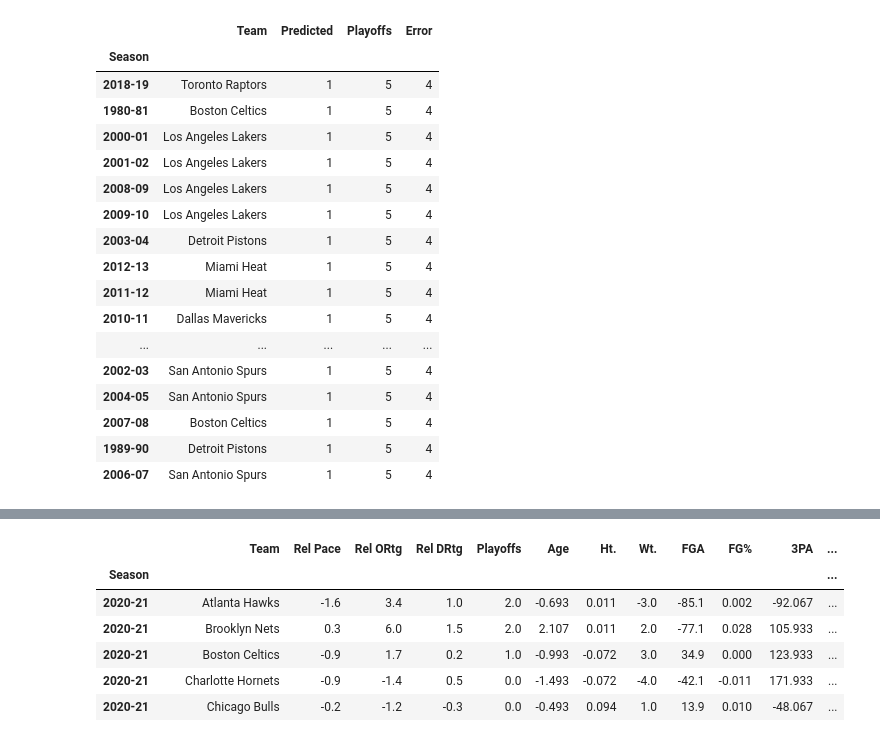
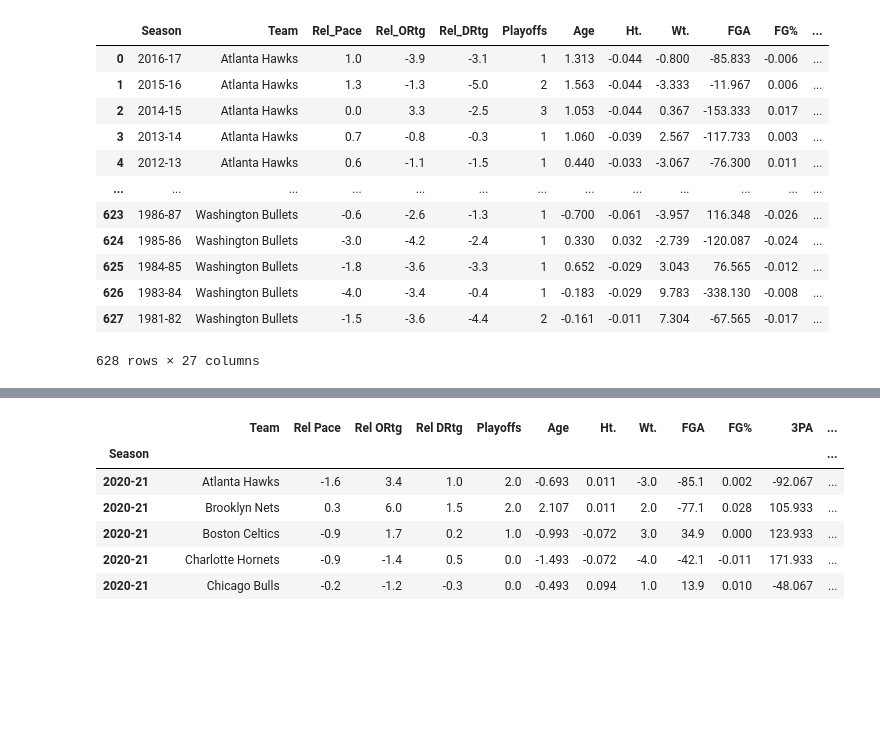
Before and after one commit to d-jenkins/NBA_Champs, a Jupyter notebook: Final_Project.ipynb, the cells around one changed output, grey strips where cells are left out. Cells and saved outputs as stored; diff of their text form; code cells hidden in the pictures; blank space fills up the shorter version.

Commit message:
Adjusted comments and formatting

```diff
--- a/Final_Project.ipynb
+++ b/Final_Project.ipynb
@@ -19,6 +23,9 @@ teams = ['ATL', 'NJN', 'BOS', 'CHA', 'CHI',
 
 # array to hold all tables for all teams for all seasons
 every_season = []
+
+
+
 
 # iterate through list of all team abbreviations
 for team in teams:
@@ -57,8 +64,8 @@ for team in teams:
   stats = stats.iloc[1:42, :].reset_index(drop=True)
 
   # remove asterisk from team name
-  def rename(team): return(team.replace("*", ""))
-  stats["Team"] = stats["Team"].apply(rename)
+  stats["Team"] = stats["Team"].apply(lambda t: t.replace("*", ""))
+
 
 
 
@@ -86,6 +93,7 @@ for team in teams:
 
 
 
+
   # merge both stat dataframes
   stats = pd.merge(stats, more_stats, left_index=True, right_index=True)
 
@@ -94,6 +102,7 @@ for team in teams:
 
 
 
+
 # combine all teams stats into one dataframe
 all_stats = pd.concat(every_season).reset_index(drop=True)
 # %%
@@ -130,20 +139,21 @@ all_rel_stats
 1112 rows × 24 columns
 # %%
 # select/adjust data to train ml model
-from sklearn.preprocessing import LabelEncoder
-from tensorflow.keras.utils import to_categorical
 
 # uncomment below to use only data for playoff teams
 rel_playoffs = all_rel_stats.loc[all_rel_stats['Playoffs'] > 0, :]
 X = rel_playoffs.drop(["Team", "Playoffs"], axis=1)
-y = rel_playoffs["Playoffs"].values.reshape(-1, 1)
+y = rel_playoffs["Playoffs"].values
 
 # uncomment to use all data
 # X = all_rel_stats.drop(["Team", "Playoffs"], axis=1)
 # y = all_rel_stats["Playoffs"].values.reshape(-1, 1)
 
+
 # uncomment to one hot encode data
-# # label-encode y data
+# from sklearn.preprocessing import LabelEncoder
+# from tensorflow.keras.utils import to_categorical
+# label-encode y data
 # label_encoder = LabelEncoder()
 # label_encoder.fit(y)
 # encoded_y = label_encoder.transform(y)
@@ -173,30 +175,44 @@ clf.score(X_test, y_test)
 # %%
 # create dataframe to only hold data for playoff teams
 champs = all_rel_stats.copy().loc[all_rel_stats['Playoffs'] > 0, :]
 
 # add column to hold playoff success predicted by model
 champs['Predicted'] = this
 
 # add column with how wrong the models prediction was
 champs['Error'] = champs['Playoffs'].values - champs['Predicted'].values
+
+# rename columns to not have spaces
+champs = champs.rename(columns={"Rel Pace":"Rel_Pace", "Rel ORtg":"Rel_ORtg",  "Rel DRtg":"Rel_DRtg"})
+
+# reset index back to ascending numbers
+champs.reset_index(inplace=True)
+
+# adjust columns to hold desired data types
+for column in champs.columns:
+  if column in categories:
+    champs[column] = pd.to_numeric(champs[column])
+  elif (column == 'Playoffs') or (column == 'Predicted') or (column == 'Error'):
+    champs[column] = champs[column].astype(int)
+
+# output csv for data use while flask app is being developed
+champs.to_csv('champs.csv')
+
+# show resulting dataframe
+champs
 # %% [output]
-|  | Team | Predicted | Playoffs | Error |
-| Season |  |  |  |  |
-| 2018-19 | Toronto Raptors | 1 | 5 | 4 |
-| 1980-81 | Boston Celtics | 1 | 5 | 4 |
-| 2000-01 | Los Angeles Lakers | 1 | 5 | 4 |
-| 2001-02 | Los Angeles Lakers | 1 | 5 | 4 |
-| 2008-09 | Los Angeles Lakers | 1 | 5 | 4 |
-| 2009-10 | Los Angeles Lakers | 1 | 5 | 4 |
-| 2003-04 | Detroit Pistons | 1 | 5 | 4 |
-| 2012-13 | Miami Heat | 1 | 5 | 4 |
-| 2011-12 | Miami Heat | 1 | 5 | 4 |
-| 2010-11 | Dallas Mavericks | 1 | 5 | 4 |
-| ... | ... | ... | ... | ... |
-| 2002-03 | San Antonio Spurs | 1 | 5 | 4 |
-| 2004-05 | San Antonio Spurs | 1 | 5 | 4 |
-| 2007-08 | Boston Celtics | 1 | 5 | 4 |
-| 1989-90 | Detroit Pistons | 1 | 5 | 4 |
-| 2006-07 | San Antonio Spurs | 1 | 5 | 4 |
+|  | Season | Team | Rel_Pace | Rel_ORtg | Rel_DRtg | Playoffs | Age | Ht. | Wt. | FGA | FG% | ... |
+| 0 | 2016-17 | Atlanta Hawks | 1.0 | -3.9 | -3.1 | 1 | 1.313 | -0.044 | -0.800 | -85.833 | -0.006 | ... |
+| 1 | 2015-16 | Atlanta Hawks | 1.3 | -1.3 | -5.0 | 2 | 1.563 | -0.044 | -3.333 | -11.967 | 0.006 | ... |
+| 2 | 2014-15 | Atlanta Hawks | 0.0 | 3.3 | -2.5 | 3 | 1.053 | -0.044 | 0.367 | -153.333 | 0.017 | ... |
+| 3 | 2013-14 | Atlanta Hawks | 0.7 | -0.8 | -0.3 | 1 | 1.060 | -0.039 | 2.567 | -117.733 | 0.003 | ... |
+| 4 | 2012-13 | Atlanta Hawks | 0.6 | -1.1 | -1.5 | 1 | 0.440 | -0.033 | -3.067 | -76.300 | 0.011 | ... |
+| ... | ... | ... | ... | ... | ... | ... | ... | ... | ... | ... | ... | ... |
+| 623 | 1986-87 | Washington Bullets | -0.6 | -2.6 | -1.3 | 1 | -0.700 | -0.061 | -3.957 | 116.348 | -0.026 | ... |
+| 624 | 1985-86 | Washington Bullets | -3.0 | -4.2 | -2.4 | 1 | 0.330 | 0.032 | -2.739 | -120.087 | -0.024 | ... |
+| 625 | 1984-85 | Washington Bullets | -1.8 | -3.6 | -3.3 | 1 | 0.652 | -0.029 | 3.043 | 76.565 | -0.012 | ... |
+| 626 | 1983-84 | Washington Bullets | -4.0 | -3.4 | -0.4 | 1 | -0.183 | -0.029 | 9.783 | -338.130 | -0.008 | ... |
+| 627 | 1981-82 | Washington Bullets | -1.5 | -3.6 | -4.4 | 2 | -0.161 | -0.011 | 7.304 | -67.565 | -0.017 | ... |
+628 rows × 27 columns
 # %%
 # most overachieving teams
```
Also changed, not shown: parts of 21 cells of this notebook.
